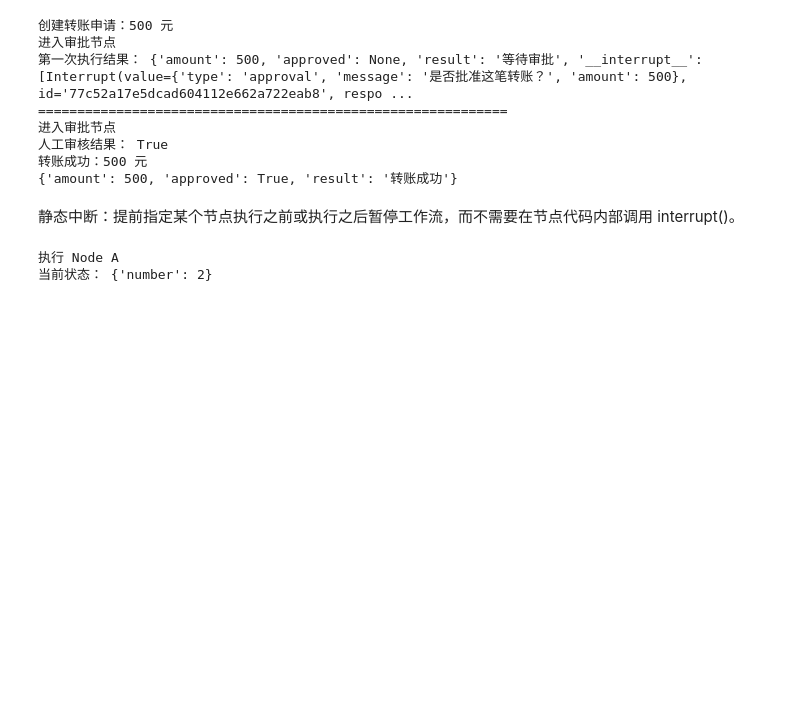
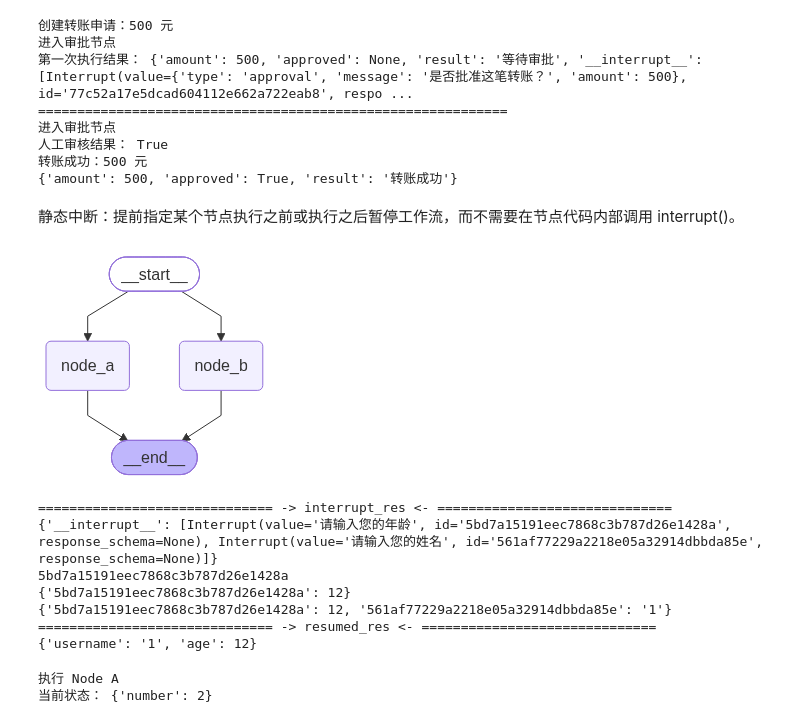
Before and after one commit to Quan-Mou/python-study, a Jupyter notebook: langgraph-learning/src/langgraph_learning/interrup.ipynb, the cells around one changed output. Drawn from its saved outputs; the diff is of its cells as text; code cells hidden in the pictures; blank space fills up the shorter version.

```diff
--- a/langgraph-learning/src/langgraph_learning/interrup.ipynb
+++ b/langgraph-learning/src/langgraph_learning/interrup.ipynb
@@ -148,6 +148,69 @@ print(result2)
 {'amount': 500, 'approved': True, 'result': '转账成功'}
 # %% [markdown]
 静态中断：提前指定某个节点执行之前或执行之后暂停工作流，而不需要在节点代码内部调用 interrupt()。
+# %%
+from typing import TypedDict
+
+from langgraph.graph import StateGraph, START, END
+from langgraph.types import Command, interrupt
+from langgraph.checkpoint.memory import InMemorySaver
+
+class OverAllState(TypedDict):
+    username: str
+    age: int
+
+def node_a(state: OverAllState) -> OverAllState:
+    username = interrupt("请输入您的姓名")
+    return {
+        "username": username
+    }
+
+def node_b(state: OverAllState) -> OverAllState:
+    age = interrupt("请输入您的年龄")
+    return {
+        "age": age
+    }
+
+builder = StateGraph(state_schema=OverAllState)
+builder.add_node("node_a", node_a)
+builder.add_node("node_b", node_b)
+builder.add_edge(START, "node_a")
+builder.add_edge(START, "node_b")
+builder.add_edge("node_a", END)
+builder.add_edge("node_b", END)
+
+checkpointer = InMemorySaver()
+graph = builder.compile(checkpointer=checkpointer)
+
+from IPython.display import display
+display(graph)
+
+config = {"configurable": {"thread_id": "123"}}
+interrupted_res = graph.invoke({}, config=config)
+print('=' * 30, '-> interrupt_res <-', '=' * 30)
+print(interrupted_res)
+
+# 构建 中断ID -> 恢复指令 的映射
+resume_map = {}
+for i in interrupted_res['__interrupt__']:
+    user_input = input(f"{i.value}: ")
+    if "年龄" in i.value:
+        resume_map[i.id] = int(user_input)
+    else:
+        resume_map[i.id] = user_input
+
+resumed_res = graph.invoke(Command(resume=resume_map), config=config)
+print('=' * 30, '-> resumed_res <-', '=' * 30)
+print(resumed_res)
+# %% [output]
+[figure, added]
+============================== -> interrupt_res <- ==============================
+{'__interrupt__': [Interrupt(value='请输入您的年龄', id='5bd7a15191eec7868c3b787d26e1428a', response_schema=None), Interrupt(value='请输入您的姓名', id='561af77229a2218e05a32914dbbda85e', response_schema=None)]}
+5bd7a15191eec7868c3b787d26e1428a
+{'5bd7a15191eec7868c3b787d26e1428a': 12}
+{'5bd7a15191eec7868c3b787d26e1428a': 12, '561af77229a2218e05a32914dbbda85e': '1'}
+============================== -> resumed_res <- ==============================
+{'username': '1', 'age': 12}
 # %%
 from typing import TypedDict
 
```
Also changed, not shown: 16 other files.
